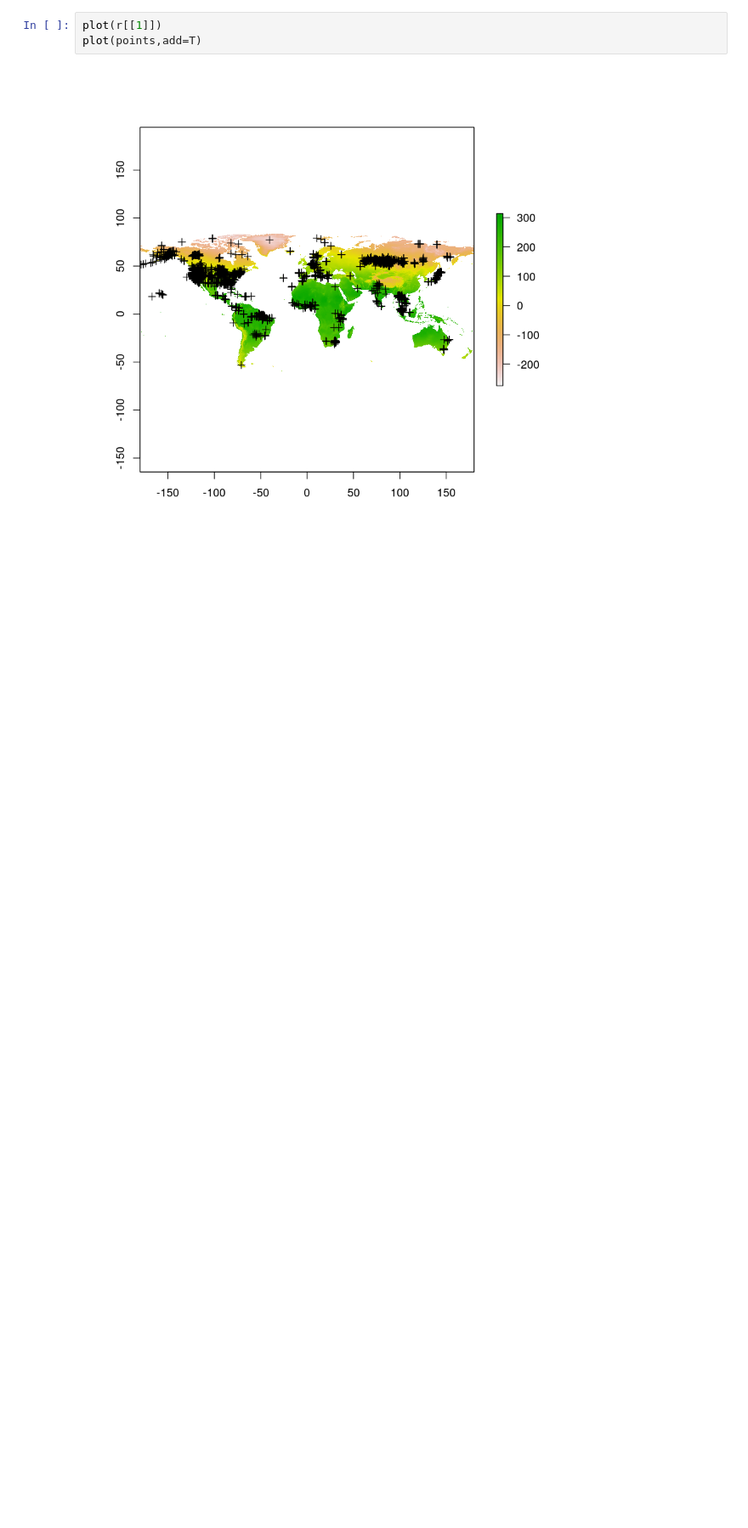
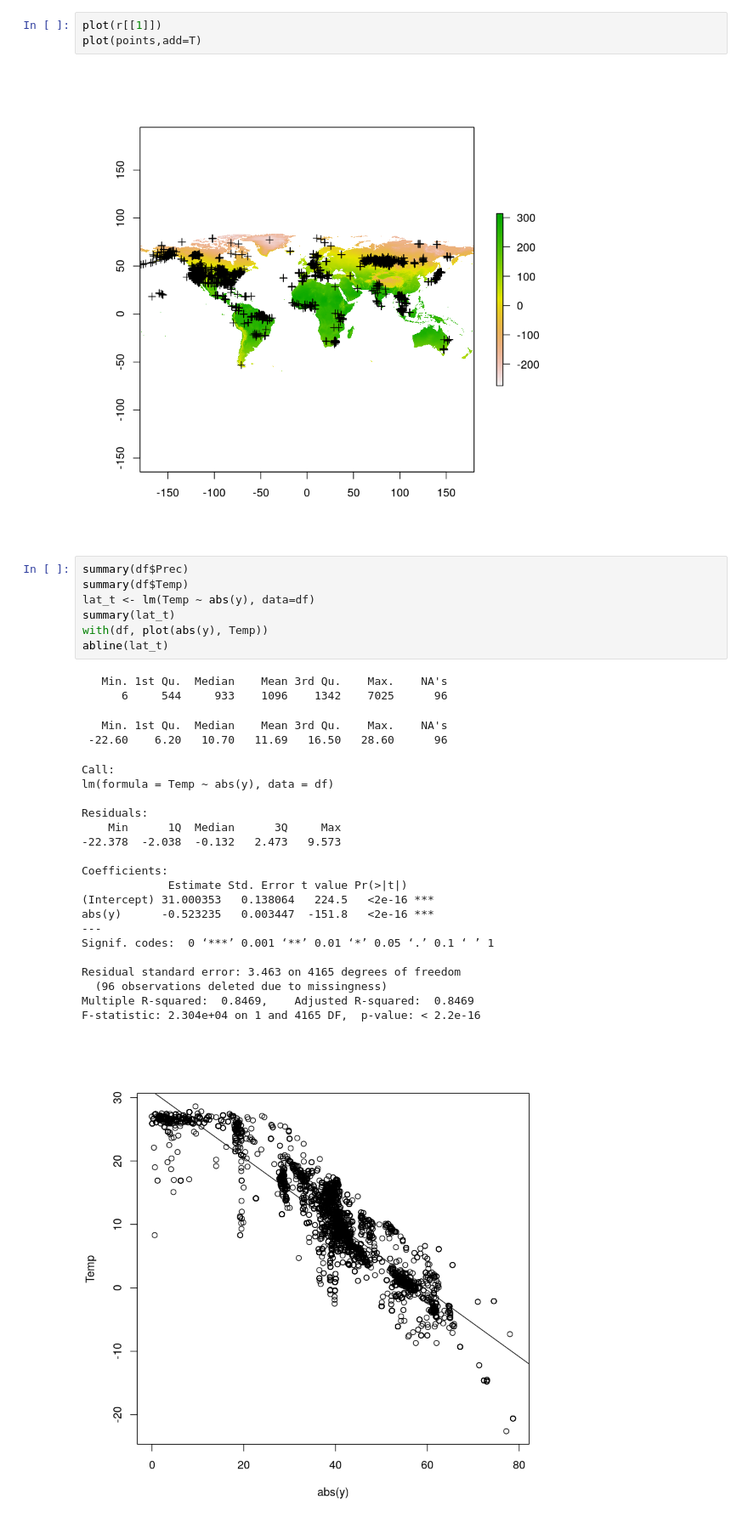
Before and after one commit to gremau/public_notebooks, a Jupyter notebook: Post1982_WorldClim.ipynb, the cells around one changed output. Shown at 85% size. Saved outputs shown, nothing was run; the diff lists cells and outputs as text; blank space fills up the shorter version.

```diff
--- a/Post1982_WorldClim.ipynb
+++ b/Post1982_WorldClim.ipynb
@@ -81,3 +83,34 @@ plot(r[[1]])
 plot(points,add=T)
 # %% [output]
 [figure]
+# %%
+summary(df$Prec)
+summary(df$Temp)
+lat_t <- lm(Temp ~ abs(y), data=df)
+summary(lat_t)
+with(df, plot(abs(y), Temp))
+abline(lat_t)
+# %% [output]
+   Min. 1st Qu.  Median    Mean 3rd Qu.    Max.    NA's
+      6     544     933    1096    1342    7025      96
+   Min. 1st Qu.  Median    Mean 3rd Qu.    Max.    NA's
+ -22.60    6.20   10.70   11.69   16.50   28.60      96
+Call:
+lm(formula = Temp ~ abs(y), data = df)
+
+Residuals:
+    Min      1Q  Median      3Q     Max
+-22.378  -2.038  -0.132   2.473   9.573
+
+Coefficients:
+             Estimate Std. Error t value Pr(>|t|)
+(Intercept) 31.000353   0.138064   224.5   <2e-16 ***
+abs(y)      -0.523235   0.003447  -151.8   <2e-16 ***
+---
+Signif. codes:  0 ‘***’ 0.001 ‘**’ 0.01 ‘*’ 0.05 ‘.’ 0.1 ‘ ’ 1
+
+Residual standard error: 3.463 on 4165 degrees of freedom
+  (96 observations deleted due to missingness)
+Multiple R-squared:  0.8469,    Adjusted R-squared:  0.8469
+F-statistic: 2.304e+04 on 1 and 4165 DF,  p-value: < 2.2e-16
+[figure, added]
```
Also changed, not shown: parts of 1 cell of this notebook.
